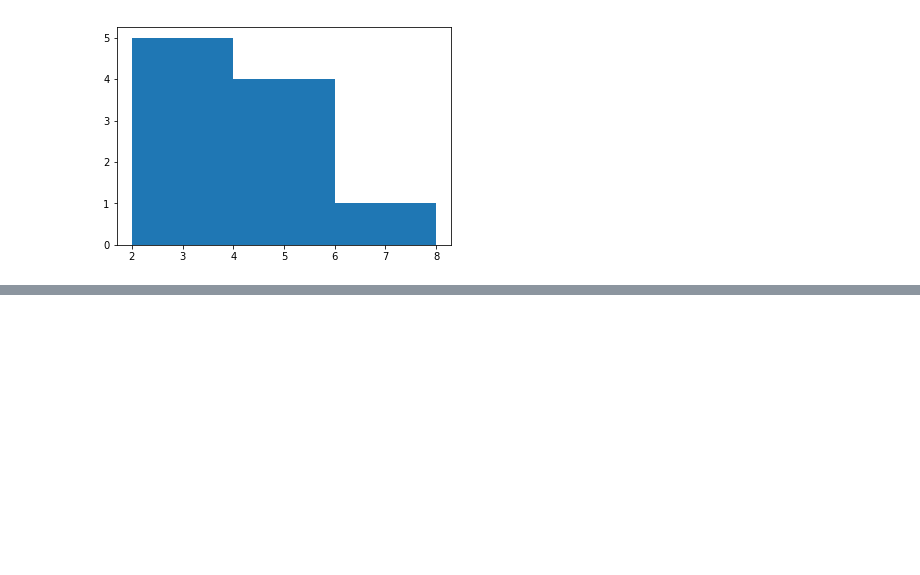
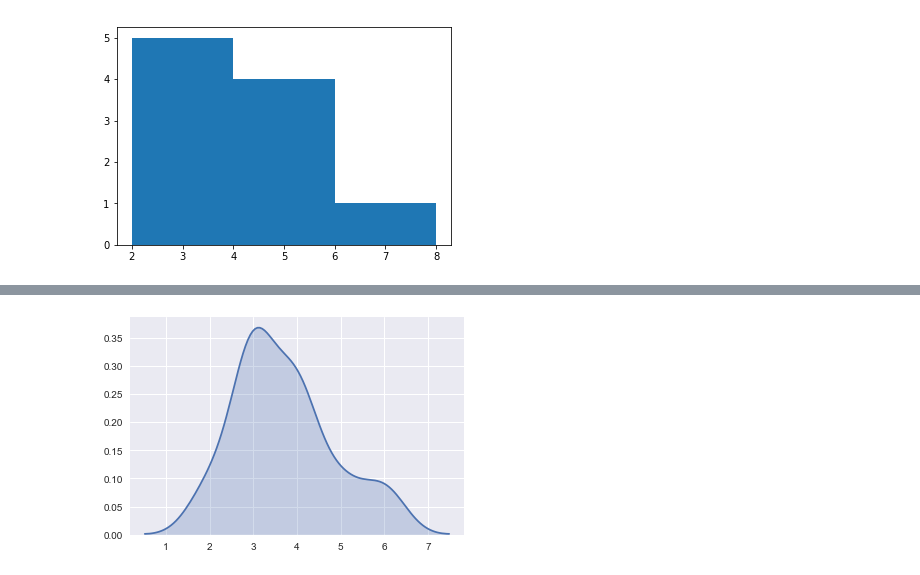
Before and after one commit to clockworks/statistics-101, a Jupyter notebook: histogram.ipynb, the cells around one changed output, grey strips where cells are left out. Cells and saved outputs as stored; diff of their text form; code cells hidden in the pictures; blank space fills up the shorter version.

```diff
--- a/histogram.ipynb
+++ b/histogram.ipynb
@@ -11,0 +34,4 @@ plt.show()
+# %%
+sns.kdeplot(data, shade=True);
+# %% [output]
+[figure, added]
```
Also changed, not shown: parts of 6 cells of this notebook.
